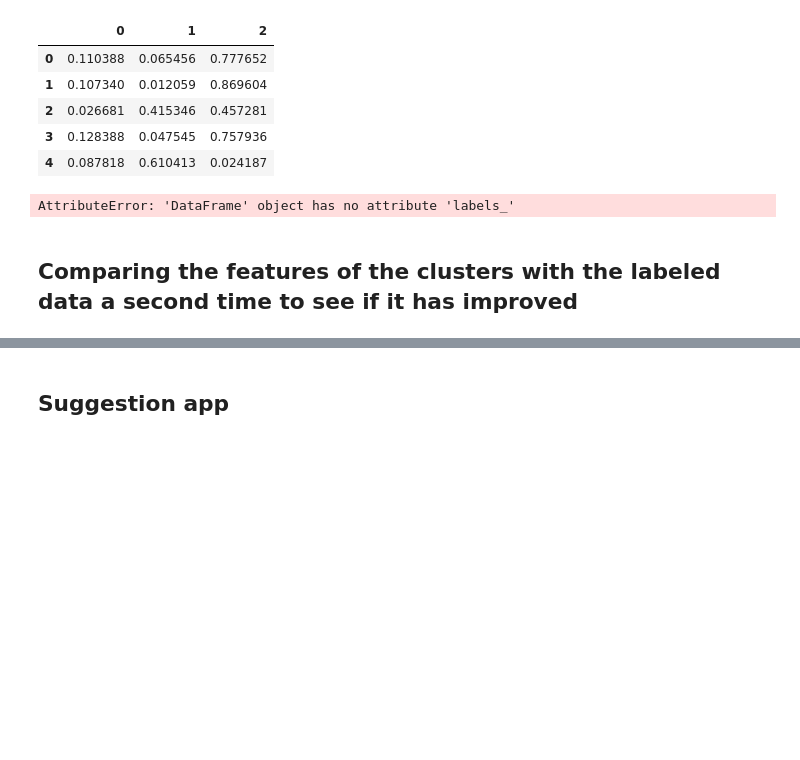
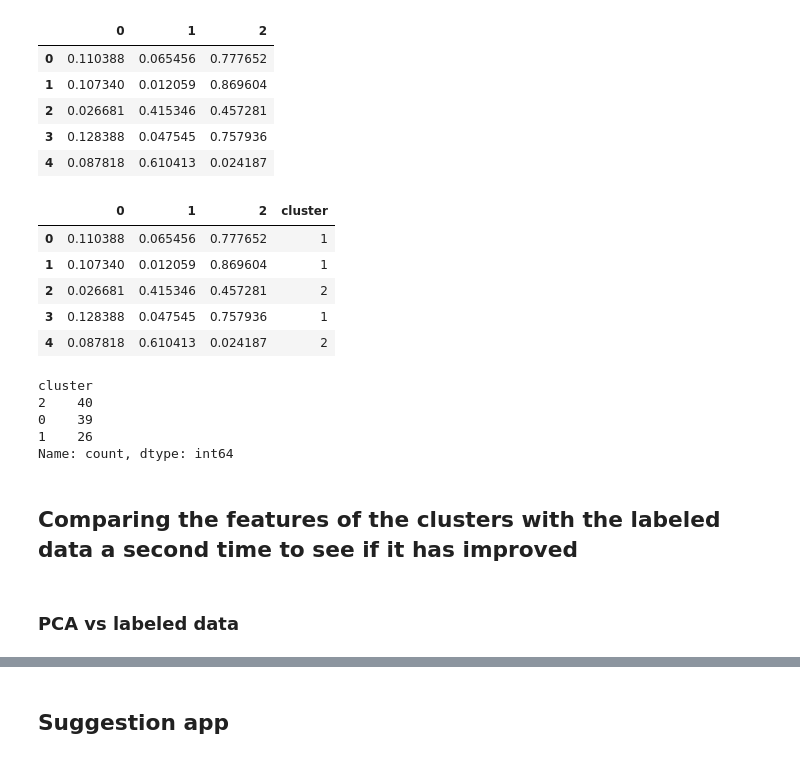
Before and after one commit to casperpriem05/ML, a Jupyter notebook: Opdracht_3/ML3_muziek_genres.ipynb, the cells around one changed output, grey strips where cells are left out. Saved outputs shown, nothing was run; the diff lists cells and outputs as text; code cells hidden in the pictures; blank space fills up the shorter version.

```diff
--- a/Opdracht_3/ML3_muziek_genres.ipynb
+++ b/Opdracht_3/ML3_muziek_genres.ipynb
@@ -1824,9 +1824,9 @@ W = nmf.fit_transform(features_positive_df)  # Basis matrix
 H = nmf.components_       # Coefficients matrix
 # %%
 # Save the reduced features
-reduced_features = pd.DataFrame(W)
+nmf_df = pd.DataFrame(W)
 
-display(reduced_features.head())
+display(nmf_df.head())
 # %% [output]
 |  | 0 | 1 | 2 |
 | 0 | 0.110388 | 0.065456 | 0.777652 |
@@ -1836,14 +1836,27 @@ display(reduced_features.head())
 | 4 | 0.087818 | 0.610413 | 0.024187 |
 # %%
 kmeans_nmf = KMeans(n_clusters=3, random_state=42)
-kmeans_nmf.fit(reduced_features)
+kmeans_nmf.fit(nmf_df)
 
 # Add the cluster labels to the DataFrame
-reduced_features['Cluster'] = reduced_features.labels_
+nmf_df['cluster'] = kmeans_nmf.labels_
 
 # Display the resulting DataFrame with clusters
-display(reduced_features.head())
+display(nmf_df.head())
 # %% [output]
-AttributeError: 'DataFrame' object has no attribute 'labels_'
+|  | 0 | 1 | 2 | cluster |
+| 0 | 0.110388 | 0.065456 | 0.777652 | 1 |
+| 1 | 0.107340 | 0.012059 | 0.869604 | 1 |
+| 2 | 0.026681 | 0.415346 | 0.457281 | 2 |
+| 3 | 0.128388 | 0.047545 | 0.757936 | 1 |
+| 4 | 0.087818 | 0.610413 | 0.024187 | 2 |
+# %%
+display(nmf_df['cluster'].value_counts())
+# %% [output]
+cluster
+2    40
+0    39
+1    26
+Name: count, dtype: int64
 # %% [markdown]
 ## Comparing the features of the clusters with the labeled data a second time to see if it has improved
@@ -1849,0 +2005,2 @@ AttributeError: 'DataFrame' object has no attribute 'labels_'
+# %% [markdown]
+### PCA vs labeled data
```
Also changed, not shown: parts of 6 cells of this notebook.
